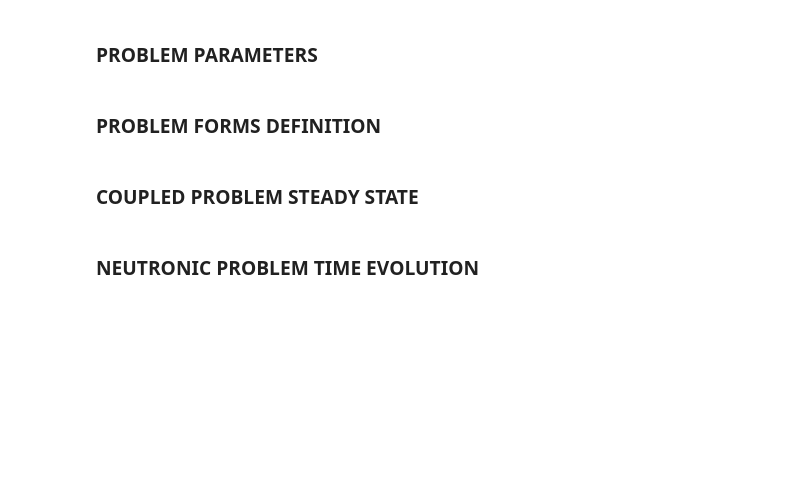
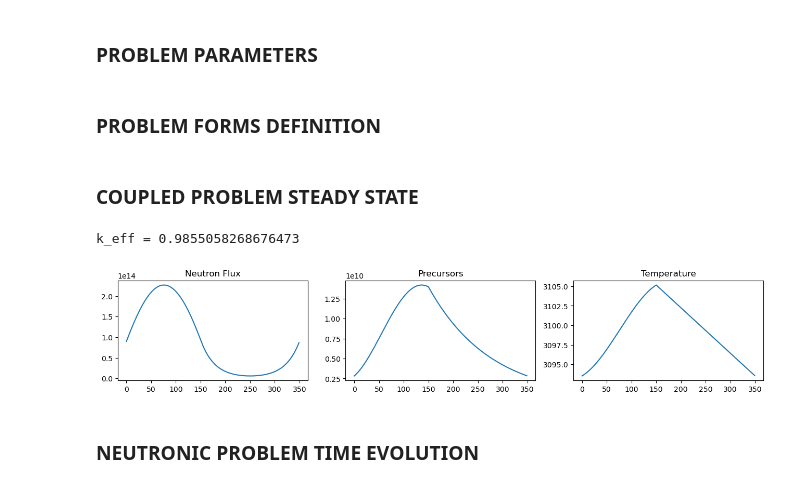
Before and after one commit to FrancescoSilva/MSR-OED-DA, a Jupyter notebook: MSR-1D-CG.ipynb, the cells around one changed output. Saved outputs shown, nothing was run; the diff lists cells and outputs as text; code cells hidden in the pictures; blank space fills up the shorter version.

```diff
--- a/MSR-1D-CG.ipynb
+++ b/MSR-1D-CG.ipynb
@@ -140,8 +125,13 @@ KK_T = get_periodic_matrix(get_kk_T.assemble(line_basis))
 
 # Define linear functional on the heat-exchanger region:
 @sk.LinearForm
-def get_vm_L(v,w): return reg_L(w.x[0]) * (v + supg * mesh_width * grad(v)[0] / 2)
-vm_TT_L = get_periodic_vector(get_vm_L.assemble(line_basis))
+def get_vv_L(v,w): return reg_L(w.x[0]) * (v + supg * mesh_width * grad(v)[0] / 2)
+vv_L = get_periodic_vector(get_vv_L.assemble(line_basis))
+
+# Define mass bilinear form on the core region:
+@sk.BilinearForm
+def get_mass(u, v, w): return u * v
+mass = get_periodic_matrix(get_mass.assemble(line_basis))
 # %%
 # Define reference temperature field
 T0_periodic = T0 * np.ones((ndof))
@@ -150,20 +140,37 @@ ref_T  = line_basis.interpolate(get_standard_vector(T0_periodic))
 # Define non-linear interaction term for the reaction term:
 def get_mm_FT_T(periodic_T, basis=line_basis):
     cur_T = basis.interpolate(get_standard_vector(periodic_T))
+    cur_Y = np.sqrt(ref_T/cur_T) * np.exp(-aa*(cur_T-ref_T))
     @sk.BilinearForm
-    def mm_FT_T_assembler(u, v, _): return np.sqrt(ref_T/cur_T) * np.exp(-aa*(cur_T-ref_T)) * u * (v + supg * mesh_width * grad(v)[0] / 2)
+    def mm_FT_T_assembler(u, v, _): return cur_Y * u * (v + supg * mesh_width * grad(v)[0] / 2)
     return  get_periodic_matrix(mm_FT_T_assembler.assemble(basis))
 
 # Define non-linear interaction term for the reaction term:
 def get_mm_FT_H(periodic_T, basis=line_basis):
     cur_T = basis.interpolate(get_standard_vector(periodic_T))
+    cur_Y = np.sqrt(ref_T/cur_T) * np.exp(-aa*(cur_T-ref_T))
     @sk.BilinearForm
-    def mm_FT_H_assembler(u, v, w): return reg_H(w.x[0]) * np.sqrt(ref_T/cur_T) * np.exp(-aa*(cur_T-ref_T)) * u * (v + supg * mesh_width * grad(v)[0] / 2)
+    def mm_FT_H_assembler(u, v, w): return reg_H(w.x[0]) * cur_Y * u * (v + supg * mesh_width * grad(v)[0] / 2)
     return  get_periodic_matrix(mm_FT_H_assembler.assemble(basis))
 
 # Define non-linear interaction term for the reaction term:
 def get_kk_FT_T(periodic_T, basis=line_basis):
     cur_T = basis.interpolate(get_standard_vector(periodic_T))
+    cur_Y = np.sqrt(ref_T/cur_T) * np.exp( aa*(cur_T-ref_T))
     @sk.BilinearForm
-    def kk_FT_T_assembler(u, v, _): return np.sqrt(ref_T/cur_T) * np.exp(aa*(cur_T-ref_T)) * dot(grad(u), grad(v))
+    def kk_FT_T_assembler(u, v, _): return cur_Y * dot(grad(u), grad(v))
     return  get_periodic_matrix(kk_FT_T_assembler.assemble(basis))
+
+# Define linear functional on the full domain:
+def get_vv_FT_T(periodic_G, basis=line_basis):
+    cur_G = basis.interpolate(get_standard_vector(periodic_G))
+    @sk.LinearForm
+    def get_vv_FT_T(v, _): return cur_G * (v + supg * mesh_width * grad(v)[0] / 2)
+    return get_periodic_vector(get_vv_FT_T.assemble(basis))
+
+# Define linear functional on the full domain:
+def get_vv_FT_H(periodic_G, basis=line_basis):
+    cur_G = basis.interpolate(get_standard_vector(periodic_G))
+    @sk.LinearForm
+    def get_vv_FT_H(v, w): return reg_H(w.x[0]) * cur_G * (v + supg * mesh_width * grad(v)[0] / 2)
+    return get_periodic_vector(get_vv_FT_H.assemble(basis))
@@ -172,2 +254,16 @@ def get_kk_FT_T(periodic_T, basis=line_basis):
+# %%
+print("k_eff =", k_eff, "\n")
+fig, (ax1, ax2, ax3) = plt.subplots(1, 3)
+fig.set_size_inches(16, 2.5, forward=True)
+ax1.plot(mash_nodes[:-1], fct_std[0*ndof:1*ndof])
+ax1.set_title("Neutron Flux")
+ax2.plot(mash_nodes[:-1], fct_std[1*ndof:2*ndof])
+ax2.set_title("Precursors")
+ax3.plot(mash_nodes[:-1], fct_std[2*ndof:3*ndof])
+ax3.set_title("Temperature")
+plt.show()
+# %% [output]
+k_eff = 0.9855058268676473
+[figure, added]
 # %% [markdown]
 ### NEUTRONIC PROBLEM TIME EVOLUTION
```
Also changed, not shown: parts of 22 cells of this notebook.
